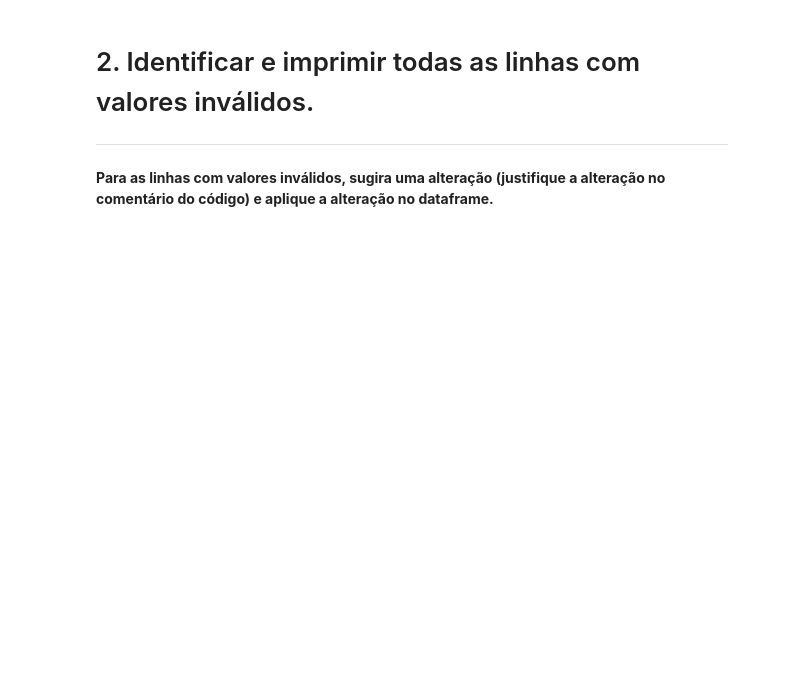
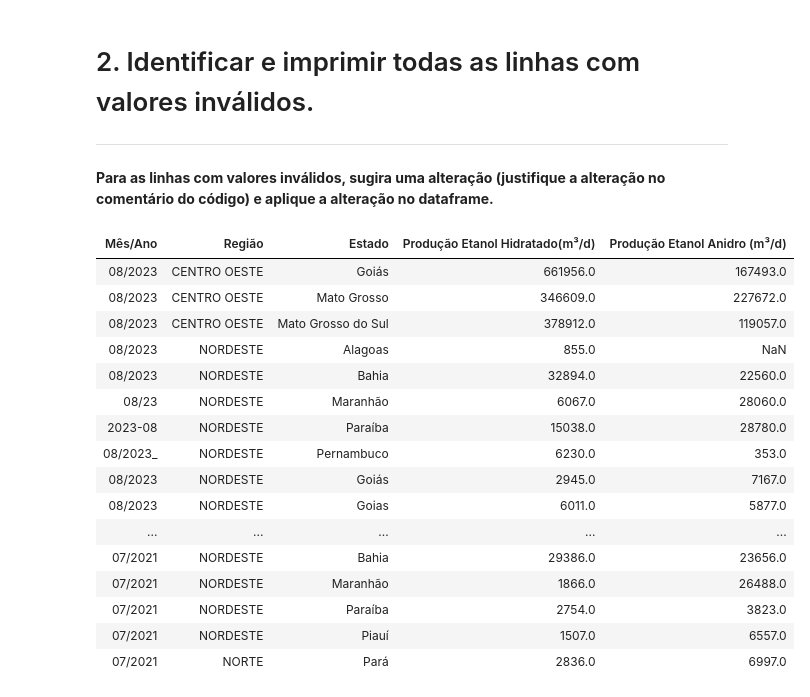
Before and after one commit to arthurt1/Projetos-de-Ci-ncias-de-Dados, a Jupyter notebook: AP2_Arthur_Thomé.ipynb, the cells around one changed output. Cells and saved outputs as stored; diff of their text form; code cells hidden in the pictures; blank space fills up the shorter version.

```diff
--- a/AP2_Arthur_Thomé.ipynb
+++ b/AP2_Arthur_Thomé.ipynb
@@ -68,5 +76,25 @@ Linhas Duplicadas no DataFrame
 # 2. Identificar e imprimir todas as linhas com valores inválidos.
 ---
 **Para as linhas com valores inválidos, sugira uma alteração (justifique a alteração no comentário do código) e aplique a alteração no dataframe.**
+# %%
+display(HTML(df_producao_combustivel.to_html(index=False, justify="center", classes="table table-bordered")))
+# %% [output]
+| Mês/Ano | Região | Estado | Produção Etanol Hidratado(m³/d) | Produção Etanol Anidro (m³/d) |
+| 08/2023 | CENTRO OESTE | Goiás | 661956.0 | 167493.0 |
+| 08/2023 | CENTRO OESTE | Mato Grosso | 346609.0 | 227672.0 |
+| 08/2023 | CENTRO OESTE | Mato Grosso do Sul | 378912.0 | 119057.0 |
+| 08/2023 | NORDESTE | Alagoas | 855.0 | NaN |
+| 08/2023 | NORDESTE | Bahia | 32894.0 | 22560.0 |
+| 08/23 | NORDESTE | Maranhão | 6067.0 | 28060.0 |
+| 2023-08 | NORDESTE | Paraíba | 15038.0 | 28780.0 |
+| 08/2023_ | NORDESTE | Pernambuco | 6230.0 | 353.0 |
+| 08/2023 | NORDESTE | Goiás | 2945.0 | 7167.0 |
+| 08/2023 | NORDESTE | Goias | 6011.0 | 5877.0 |
+| ... | ... | ... | ... | ... |
+| 07/2021 | NORDESTE | Bahia | 29386.0 | 23656.0 |
+| 07/2021 | NORDESTE | Maranhão | 1866.0 | 26488.0 |
+| 07/2021 | NORDESTE | Paraíba | 2754.0 | 3823.0 |
+| 07/2021 | NORDESTE | Piauí | 1507.0 | 6557.0 |
+| 07/2021 | NORTE | Pará | 2836.0 | 6997.0 |
 # %%
 # %% [output]
```
Also changed, not shown: parts of 3 cells of this notebook.
